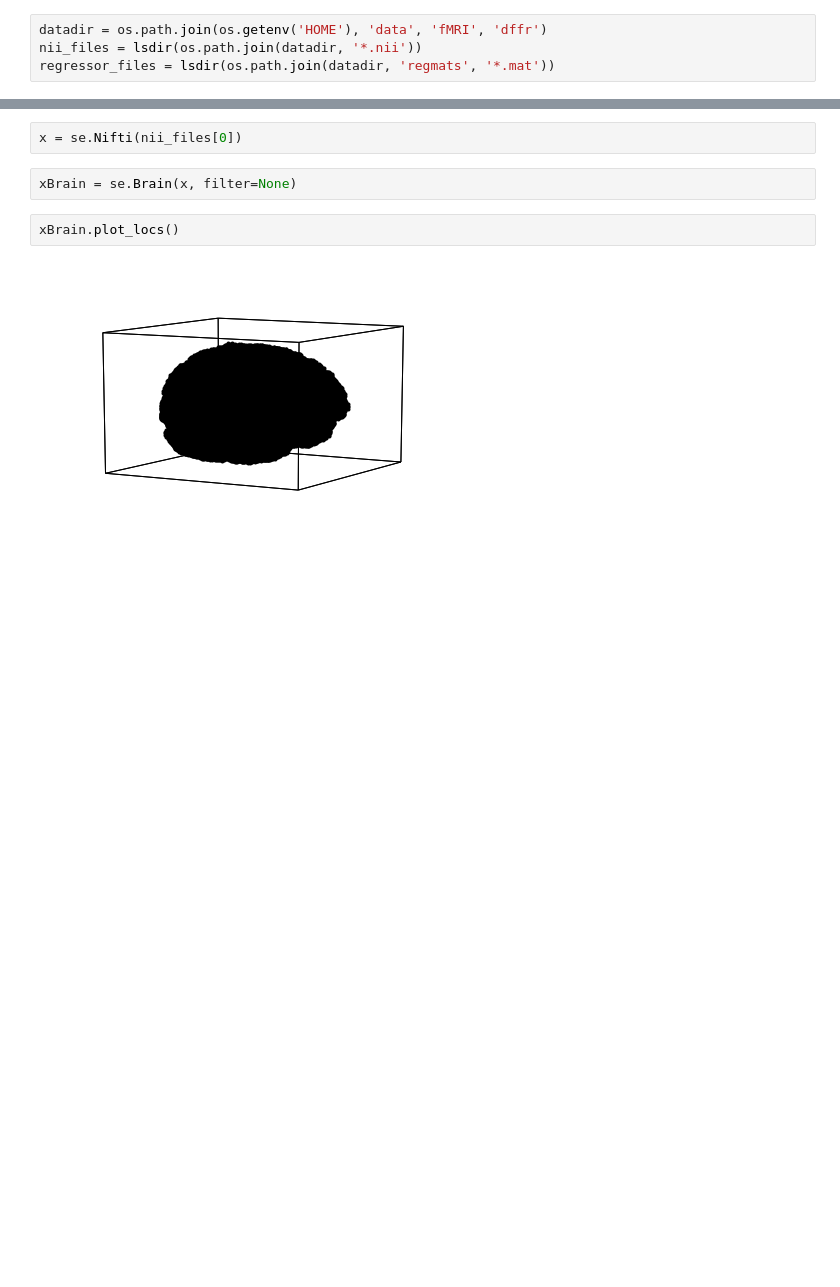
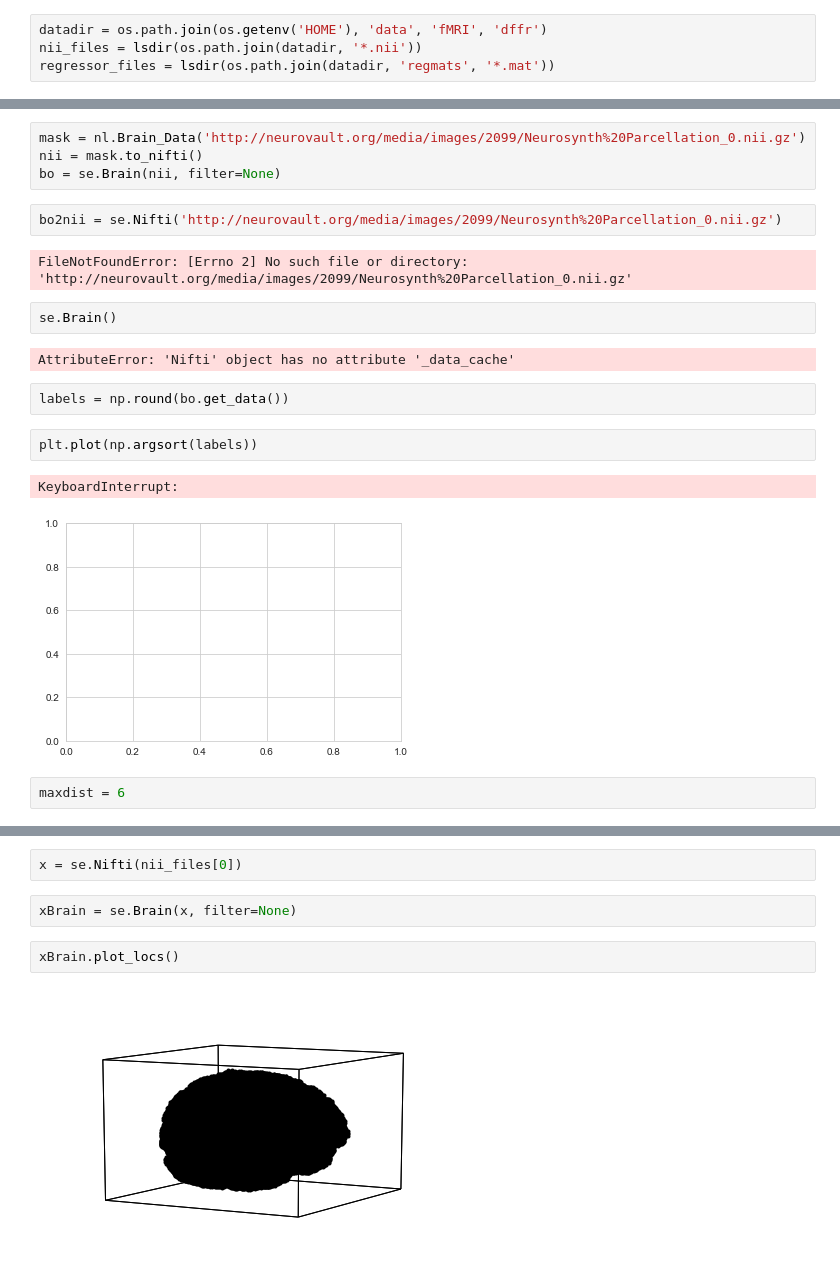
Before and after one commit to ContextLab/directed-forgetting-network-dynamics, a Jupyter notebook: code/network_analyses.ipynb, the cells around one changed output, grey strips where cells are left out. Saved outputs shown, nothing was run; the diff lists cells and outputs as text; blank space fills up the shorter version.

Commit message:
working on parcellations

```diff
--- a/code/network_analyses.ipynb
+++ b/code/network_analyses.ipynb
@@ -22,0 +153,21 @@ regressor_files = lsdir(os.path.join(datadir, 'regmats', '*.mat'))
+# %%
+mask = nl.Brain_Data('http://neurovault.org/media/images/2099/Neurosynth%20Parcellation_0.nii.gz')
+nii = mask.to_nifti()
+bo = se.Brain(nii, filter=None)
+# %%
+bo2nii = se.Nifti('http://neurovault.org/media/images/2099/Neurosynth%20Parcellation_0.nii.gz')
+# %% [output]
+FileNotFoundError: [Errno 2] No such file or directory: 'http://neurovault.org/media/images/2099/Neurosynth%20Parcellation_0.nii.gz'
+# %%
+se.Brain()
+# %% [output]
+AttributeError: 'Nifti' object has no attribute '_data_cache'
+# %%
+labels = np.round(bo.get_data())
+# %%
+plt.plot(np.argsort(labels))
+# %% [output]
+KeyboardInterrupt:
+[figure, added]
+# %%
+maxdist = 6
```
Also changed, not shown: parts of 62 cells of this notebook, 1 other file.
